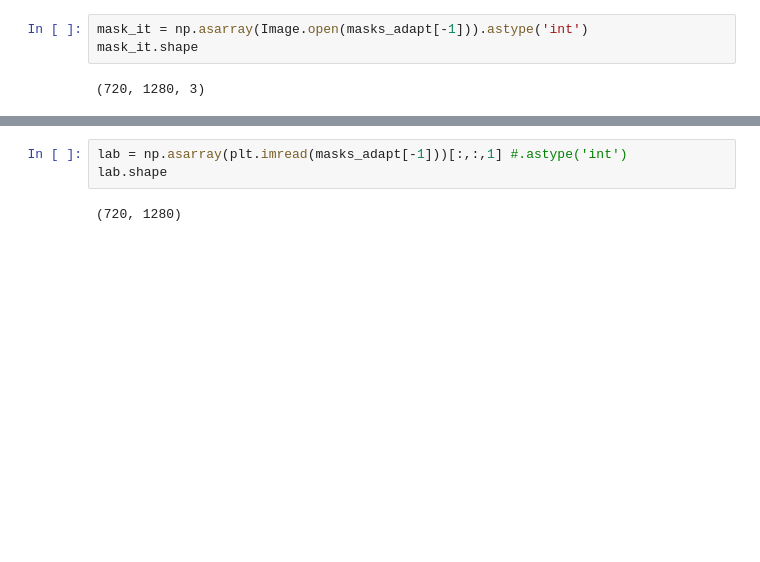
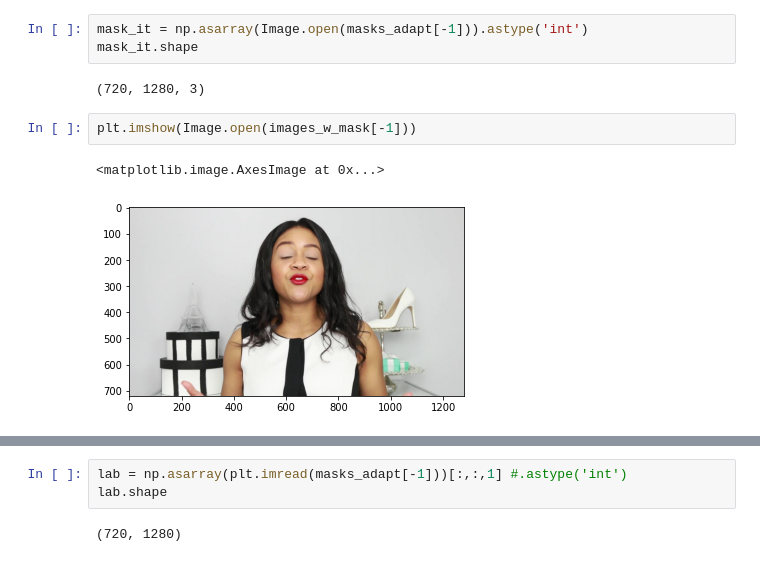
Before and after one commit to VitalyGladyshev/gb_pytorch, a Jupyter notebook: HW_04_Pytorch.ipynb, the cells around one changed output, grey strips where cells are left out. Drawn from its saved outputs; the diff is of its cells as text; blank space fills up the shorter version.

```diff
--- a/HW_04_Pytorch.ipynb
+++ b/HW_04_Pytorch.ipynb
@@ -503,6 +503,11 @@ mask_it = np.asarray(Image.open(masks_adapt[-1])).astype('int')
 mask_it.shape
 # %% [output]
 (720, 1280, 3)
+# %%
+plt.imshow(Image.open(images_w_mask[-1]))
+# %% [output]
+<matplotlib.image.AxesImage at 0x...>
+[figure, added]
 # %%
 plt.imshow(mask_it)
 # %% [output]
```
Also changed, not shown: parts of 28 cells of this notebook.
